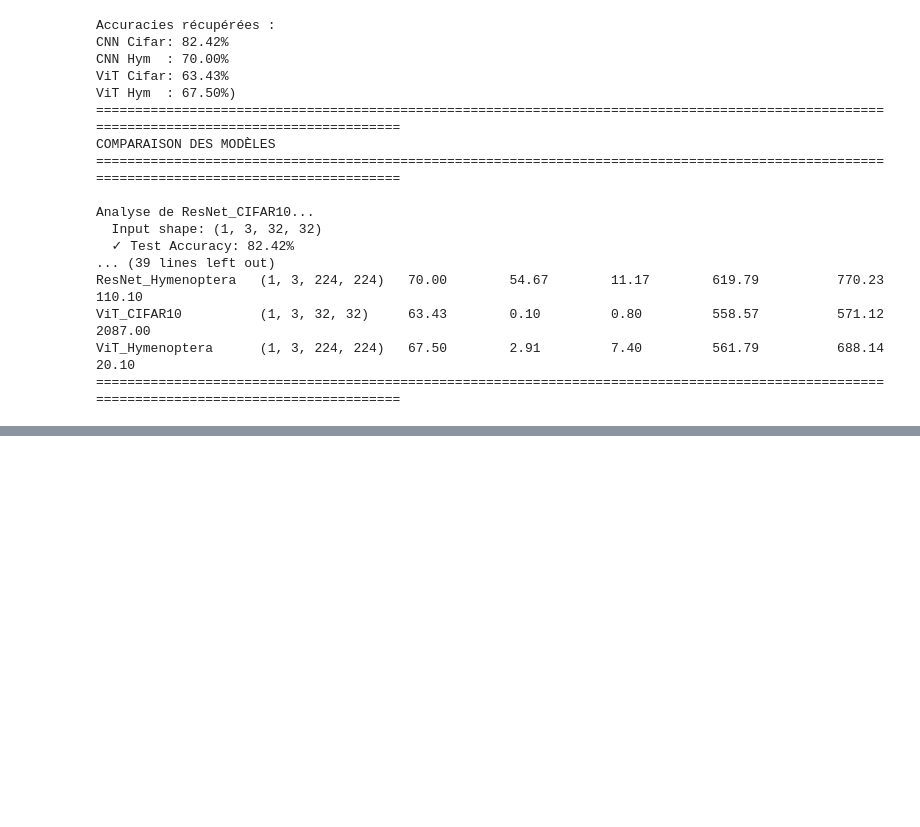
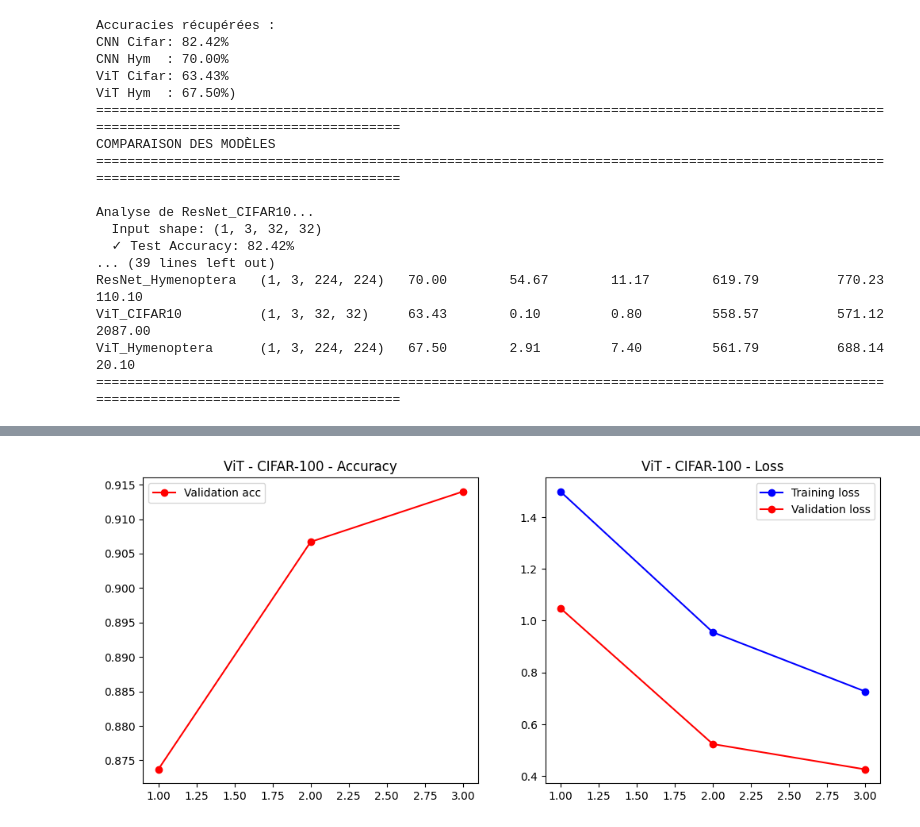
Before and after one commit to Viictordvd/High-Dimensional-and-Deep-Learning, a Jupyter notebook: Projet-3-ViTvsCNN/ViT_vs_CNN.ipynb, the cells around one changed output, grey strips where cells are left out. Saved outputs shown, nothing was run; the diff lists cells and outputs as text; code cells hidden in the pictures; blank space fills up the shorter version.

```diff
--- a/Projet-3-ViTvsCNN/ViT_vs_CNN.ipynb
+++ b/Projet-3-ViTvsCNN/ViT_vs_CNN.ipynb
@@ -693,0 +743,18 @@ Vraie classe : truck
+# %%
+train_ds_raw = ds_visu_train
+test_ds_raw = ds_visu_test
+
+# On définit 'labels' et les dictionnaires de mapping nécessaires
+labels = train_ds_raw.classes
+label2id = {label: str(i) for i, label in enumerate(labels)}
+id2label = {str(i): label for i, label in enumerate(labels)}
+
+print(f"Variables définies : {len(labels)} classes.")
+model_checkpoint = "google/vit-base-patch16-224-in21k"
+processor = ViTImageProcessor.from_pretrained(model_checkpoint)
+model = ViTForImageClassification.from_pretrained(
+    model_checkpoint,
+    num_labels=len(labels),
+    id2label=id2label,
+    label2id=label2id
+)
@@ -693,0 +860,45 @@ Vraie classe : truck
+# %%
+def plot_history(history, title="Training History"):
+    val_acc = history['val_acc']
+    loss = history['train_loss']
+    val_loss = history['val_loss']
+    epochs = range(1, len(val_acc) + 1)
+
+    plt.figure(figsize=(12, 5))
+
+    # Plot Accuracy
+    plt.subplot(1, 2, 1)
+    plt.plot(epochs, val_acc, 'ro-', label='Validation acc')
+    plt.title(f'{title} - Accuracy')
+    plt.legend()
+
+    # Plot Loss
+    plt.subplot(1, 2, 2)
+    plt.plot(epochs, loss, 'bo-', label='Training loss')
+    plt.plot(epochs, val_loss, 'ro-', label='Validation loss')
+    plt.title(f'{title} - Loss')
+    plt.legend()
+
+    plt.show()
+
+df = pd.DataFrame(trainer.state.log_history)
+
+# On récupère les lignes de validation (3 lignes)
+eval_df = df.dropna(subset=['eval_loss']).copy()
+
+# On prend la dernière valeur enregistrée pour chaque époque
+train_loss_last = (
+    df.dropna(subset=['loss'])
+    .groupby(df['epoch'].apply(lambda x: int(np.ceil(x))))['loss']
+    .last()
+)
+
+history_cifar_vit = {
+    'train_loss': train_loss_last.tolist(),
+    'val_loss':   eval_df['eval_loss'].tolist(),
+    'val_acc':    eval_df['eval_accuracy'].tolist(),
+}
+
+plot_history(history_cifar_vit, title="ViT - CIFAR-100")
+# %% [output]
+[figure, added]
```
Also changed, not shown: parts of 40 cells of this notebook, 11 other files.
